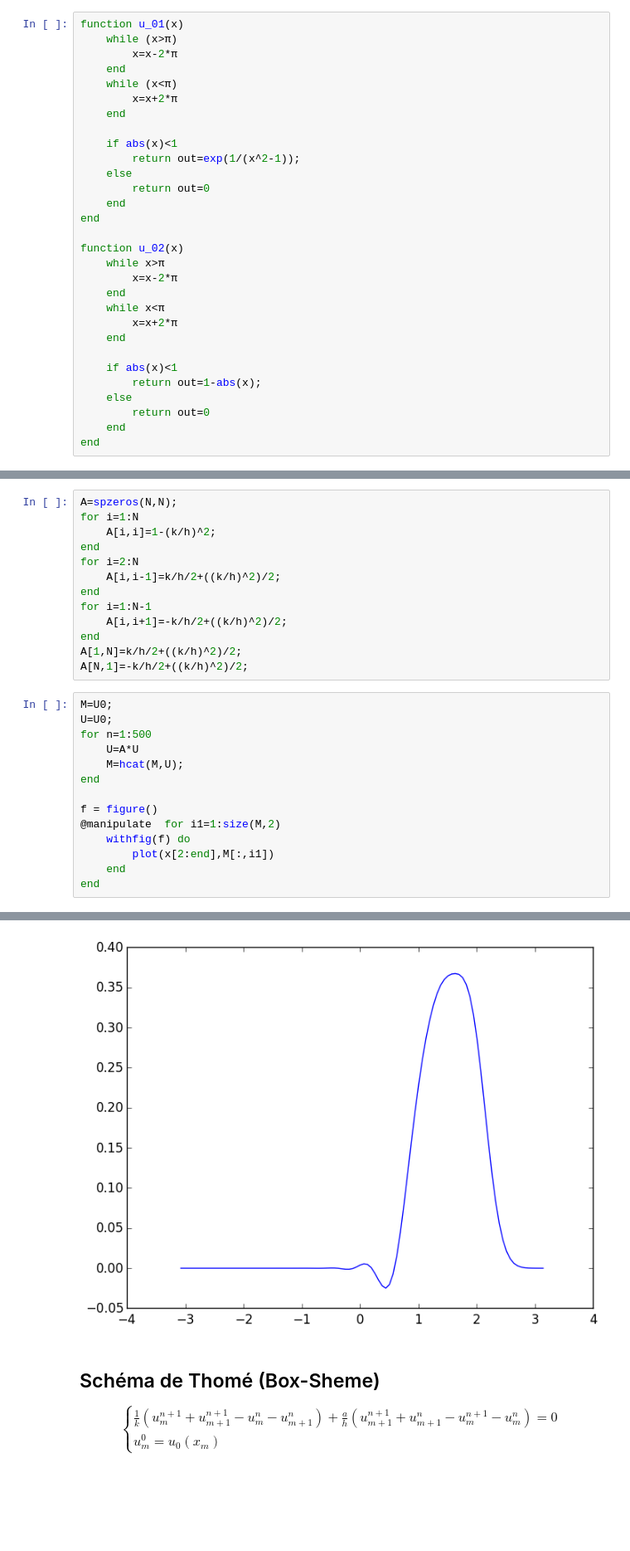
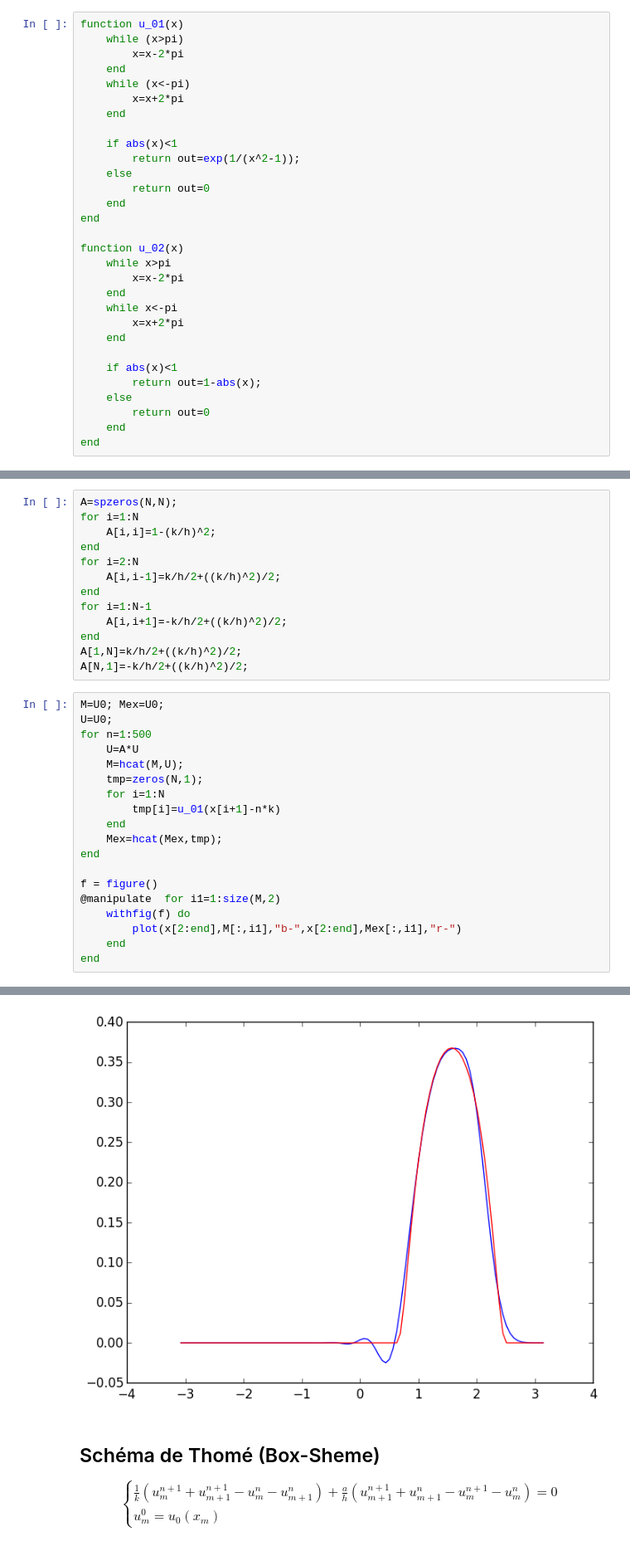
Before and after one commit to clopeau/M2-SITN-2015-16, a Jupyter notebook: TP1-Julia.ipynb, the cells around one changed output, grey strips where cells are left out. Shown: that part at 83% size. Saved outputs shown, nothing was run; the diff lists cells and outputs as text; blank space fills up the shorter version.

```diff
--- a/TP1-Julia.ipynb
+++ b/TP1-Julia.ipynb
@@ -38,11 +38,11 @@ using Interact
 using PyPlot # bibliothèque d'affichage
 # %%
 function u_01(x)
-    while (x>π)
-        x=x-2*π
+    while (x>pi)
+        x=x-2*pi
     end
-    while (x<π)
-        x=x+2*π
+    while (x<-pi)
+        x=x+2*pi
     end
 
     if abs(x)<1
@@ -53,11 +53,11 @@ function u_01(x)
 end
 
 function u_02(x)
-    while x>π
-        x=x-2*π
+    while x>pi
+        x=x-2*pi
     end
-    while x<π
-        x=x+2*π
+    while x<-pi
+        x=x+2*pi
     end
 
     if abs(x)<1
@@ -206,22 +245,27 @@ end
 A[1,N]=k/h/2+((k/h)^2)/2;
 A[N,1]=-k/h/2+((k/h)^2)/2;
 # %%
-M=U0;
+M=U0; Mex=U0;
 U=U0;
 for n=1:500
     U=A*U
     M=hcat(M,U);
+    tmp=zeros(N,1);
+    for i=1:N
+        tmp[i]=u_01(x[i+1]-n*k)
+    end
+    Mex=hcat(Mex,tmp);
 end
 
 f = figure()
 @manipulate  for i1=1:size(M,2)
     withfig(f) do
-        plot(x[2:end],M[:,i1])
+        plot(x[2:end],M[:,i1],"b-",x[2:end],Mex[:,i1],"r-")
     end
 end
 # %% [output]
 Slider{Int64}([Input{Int64}] 251,"i1",251,1:501)
-[figure, old version]
+[figure, new version]
 # %% [markdown]
 ## Schéma de Thomé (Box-Sheme)
 
```
Also changed, not shown: parts of 5 cells of this notebook, 1 other file.
